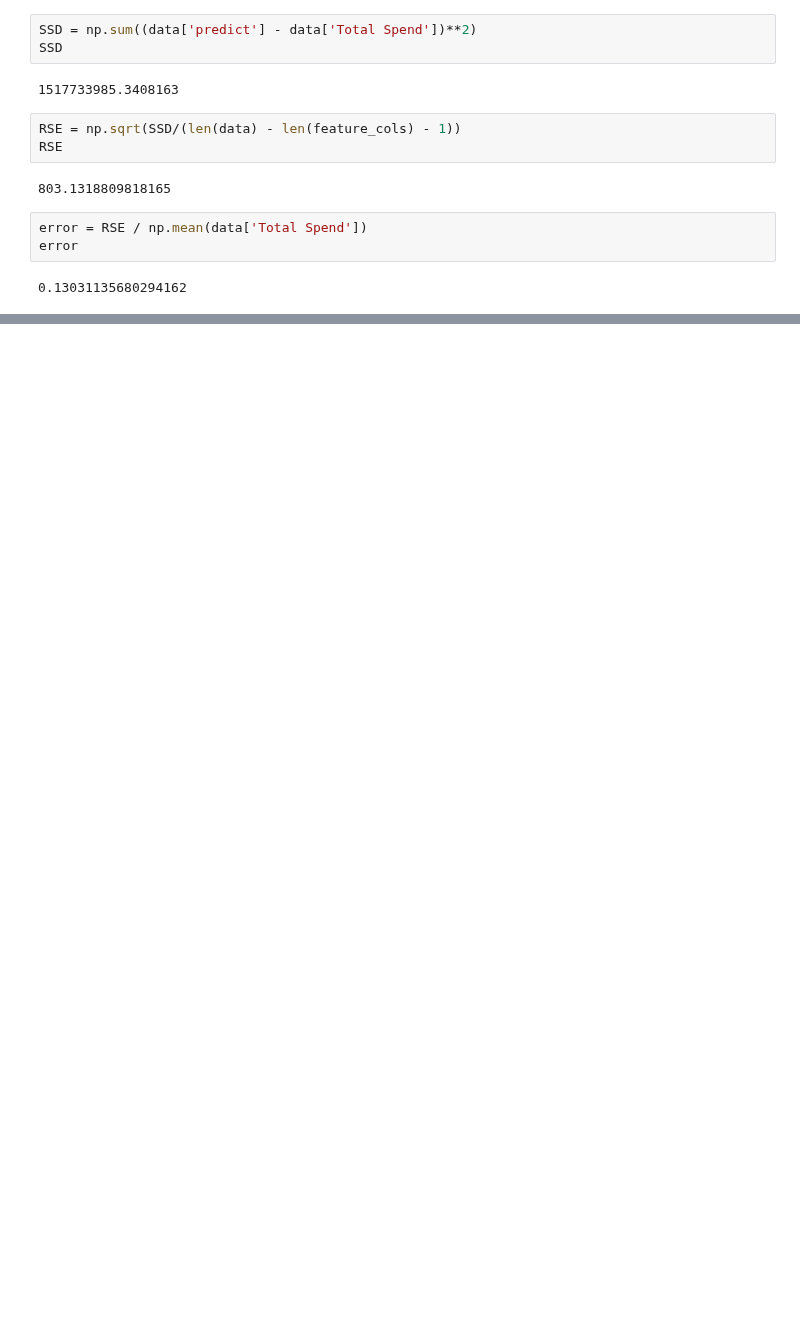
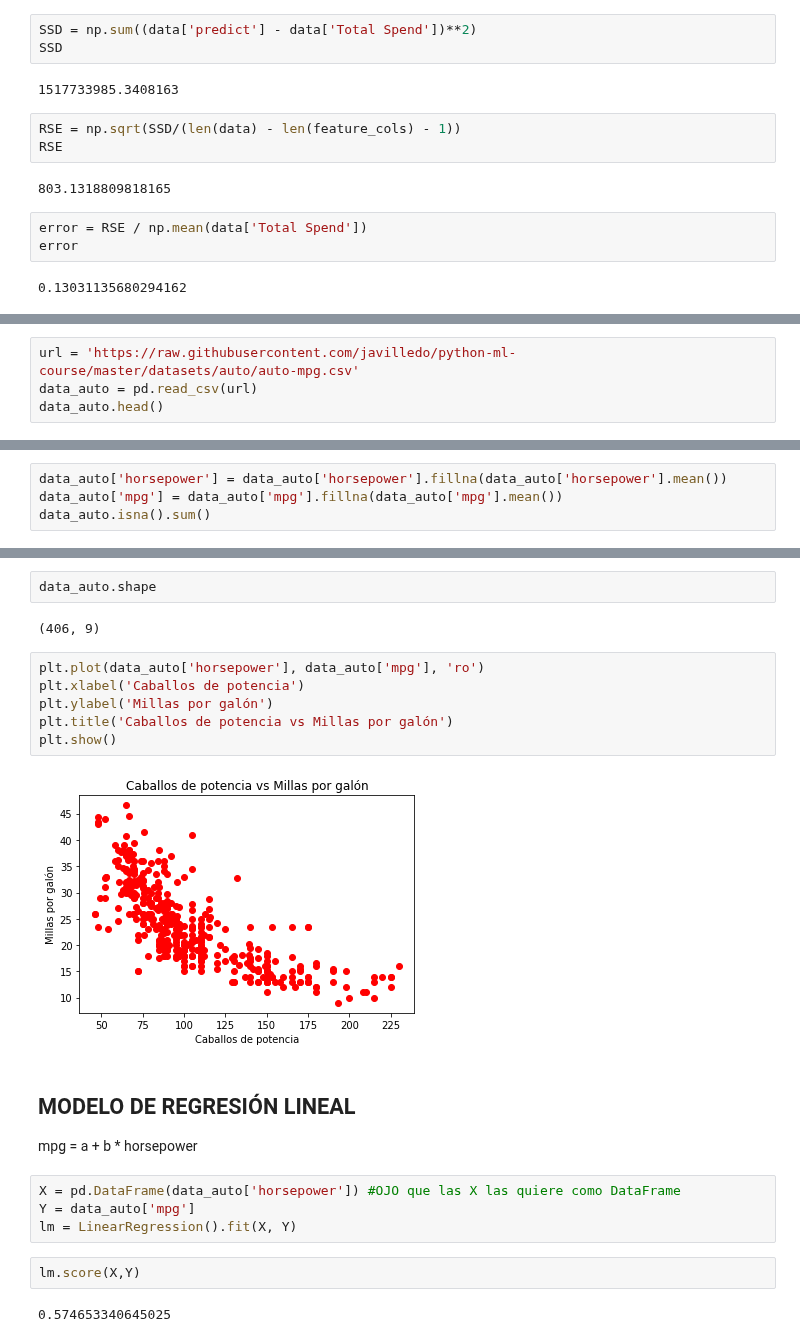
Before and after one commit to javilledo/MachineLearning, a Jupyter notebook: notebooks/t04_05_linear_regression_problemas_con_regresión_lineal.ipynb, the cells around one changed output, grey strips where cells are left out. Saved outputs shown, nothing was run; the diff lists cells and outputs as text; blank space fills up the shorter version.

```diff
--- a/notebooks/t04_05_linear_regression_problemas_con_regresión_lineal.ipynb
+++ b/notebooks/t04_05_linear_regression_problemas_con_regresión_lineal.ipynb
@@ -116,0 +187,4 @@ error
+# %%
+url = 'https://raw.githubusercontent.com/javilledo/python-ml-course/master/datasets/auto/auto-mpg.csv'
+data_auto = pd.read_csv(url)
+data_auto.head()
@@ -116,0 +215,4 @@ error
+# %%
+data_auto['horsepower'] = data_auto['horsepower'].fillna(data_auto['horsepower'].mean())
+data_auto['mpg'] = data_auto['mpg'].fillna(data_auto['mpg'].mean())
+data_auto.isna().sum()
@@ -116,0 +230,23 @@ error
+# %%
+data_auto.shape
+# %% [output]
+(406, 9)
+# %%
+plt.plot(data_auto['horsepower'], data_auto['mpg'], 'ro')
+plt.xlabel('Caballos de potencia')
+plt.ylabel('Millas por galón')
+plt.title('Caballos de potencia vs Millas por galón')
+plt.show()
+# %% [output]
+[figure, added]
+# %% [markdown]
+## MODELO DE REGRESIÓN LINEAL
+mpg = a + b * horsepower
+# %%
+X = pd.DataFrame(data_auto['horsepower']) #OJO que las X las quiere como DataFrame
+Y = data_auto['mpg']
+lm = LinearRegression().fit(X, Y)
+# %%
+lm.score(X,Y)
+# %% [output]
+0.574653340645025
```
Also changed, not shown: parts of 30 cells of this notebook.
